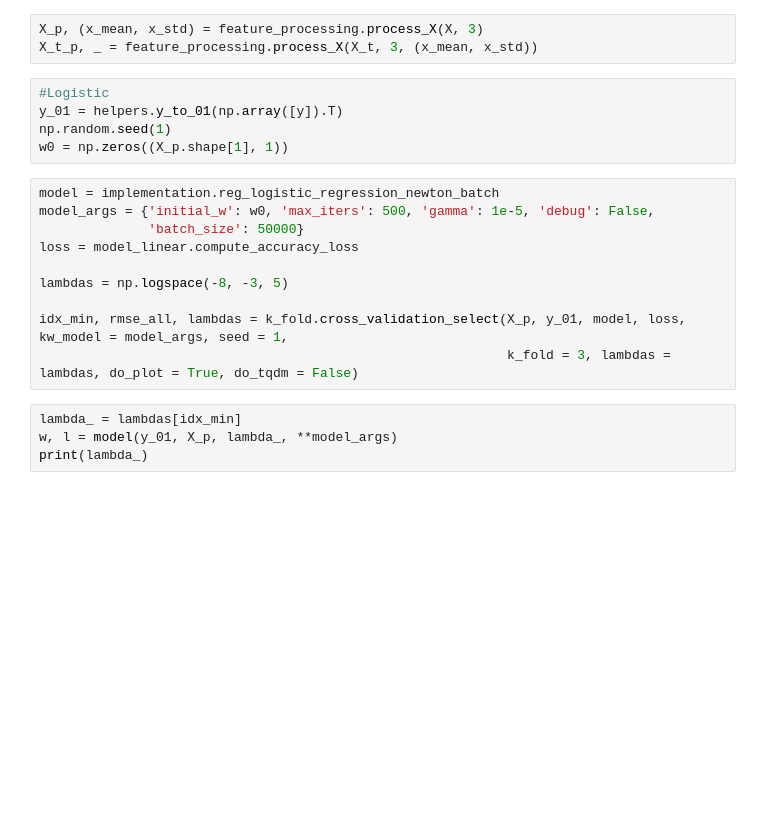
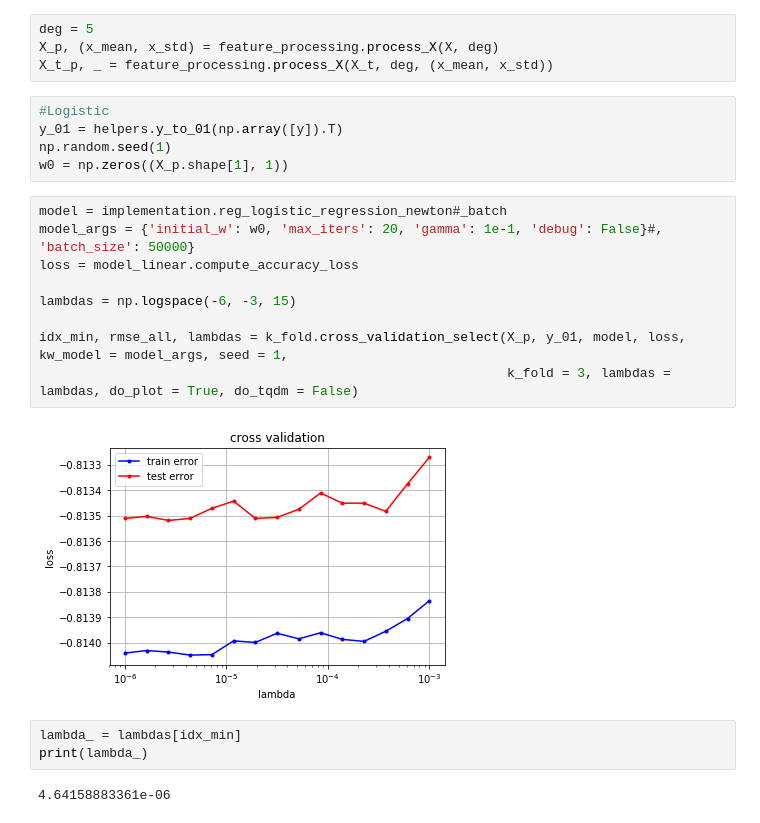
Before and after one commit to EPFLMachineLearningTeamYoor/Project1, a Jupyter notebook: src/run_logistic.ipynb, the cells around one changed output. Saved outputs shown, nothing was run; the diff lists cells and outputs as text; blank space fills up the shorter version.

```diff
--- a/src/run_logistic.ipynb
+++ b/src/run_logistic.ipynb
@@ -18,24 +21,27 @@ test_path  = '../data/test.csv'
 y, X, idx = proj1_helpers.load_csv_data(train_path)
 y_t, X_t, ids_t = proj1_helpers.load_csv_data(test_path)
 # %%
-X_p, (x_mean, x_std) = feature_processing.process_X(X, 3)
-X_t_p, _ = feature_processing.process_X(X_t, 3, (x_mean, x_std))
+deg = 5
+X_p, (x_mean, x_std) = feature_processing.process_X(X, deg)
+X_t_p, _ = feature_processing.process_X(X_t, deg, (x_mean, x_std))
 # %%
 #Logistic
 y_01 = helpers.y_to_01(np.array([y]).T)
 np.random.seed(1)
 w0 = np.zeros((X_p.shape[1], 1))
 # %%
-model = implementation.reg_logistic_regression_newton_batch
-model_args = {'initial_w': w0, 'max_iters': 500, 'gamma': 1e-5, 'debug': False,
-              'batch_size': 50000}
+model = implementation.reg_logistic_regression_newton#_batch
+model_args = {'initial_w': w0, 'max_iters': 20, 'gamma': 1e-1, 'debug': False}#, 'batch_size': 50000}
 loss = model_linear.compute_accuracy_loss
 
-lambdas = np.logspace(-8, -3, 5)
+lambdas = np.logspace(-6, -3, 15)
 
 idx_min, rmse_all, lambdas = k_fold.cross_validation_select(X_p, y_01, model, loss, kw_model = model_args, seed = 1,
                                                             k_fold = 3, lambdas = lambdas, do_plot = True, do_tqdm = False)
+# %% [output]
+[figure, added]
 # %%
 lambda_ = lambdas[idx_min]
-w, l = model(y_01, X_p, lambda_, **model_args)
 print(lambda_)
+# %% [output]
+4.64158883361e-06
```
Also changed, not shown: parts of 10 cells of this notebook.
